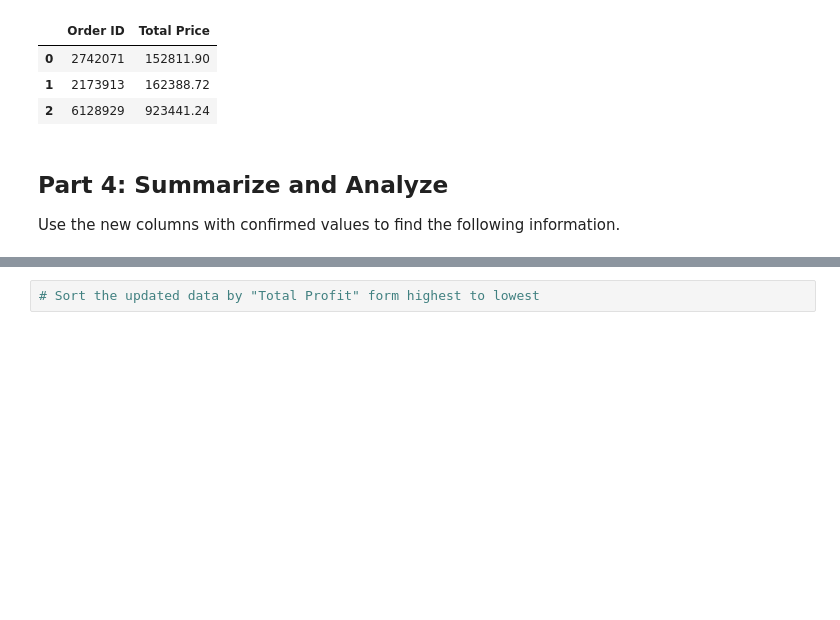
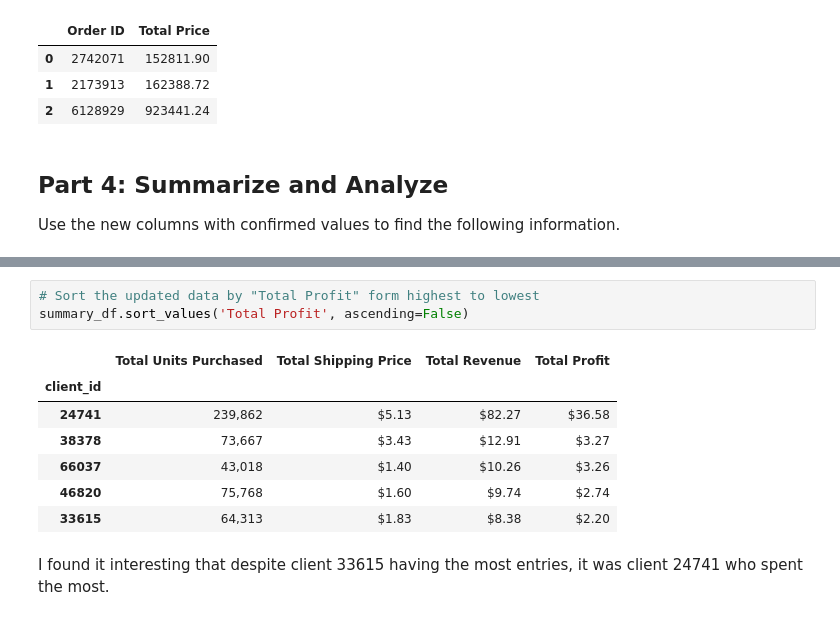
Before and after one commit to ReptilianRex6/pandas-challenge-1, a Jupyter notebook: module_4_challenge.ipynb, the cells around one changed output, grey strips where cells are left out. Saved outputs shown, nothing was run; the diff lists cells and outputs as text; blank space fills up the shorter version.

```diff
--- a/module_4_challenge.ipynb
+++ b/module_4_challenge.ipynb
@@ -283,2 +251,13 @@ Name: total, dtype: float64
 # %%
 # Sort the updated data by "Total Profit" form highest to lowest
+summary_df.sort_values('Total Profit', ascending=False)
+# %% [output]
+|  | Total Units Purchased | Total Shipping Price | Total Revenue | Total Profit |
+| client_id |  |  |  |  |
+| 24741 | 239,862 | $5.13 | $82.27 | $36.58 |
+| 38378 | 73,667 | $3.43 | $12.91 | $3.27 |
+| 66037 | 43,018 | $1.40 | $10.26 | $3.26 |
+| 46820 | 75,768 | $1.60 | $9.74 | $2.74 |
+| 33615 | 64,313 | $1.83 | $8.38 | $2.20 |
+# %% [markdown]
+I found it interesting that despite client 33615 having the most entries, it was client 24741 who spent the most.
```
Also changed, not shown: parts of 14 cells of this notebook, 1 other file.
